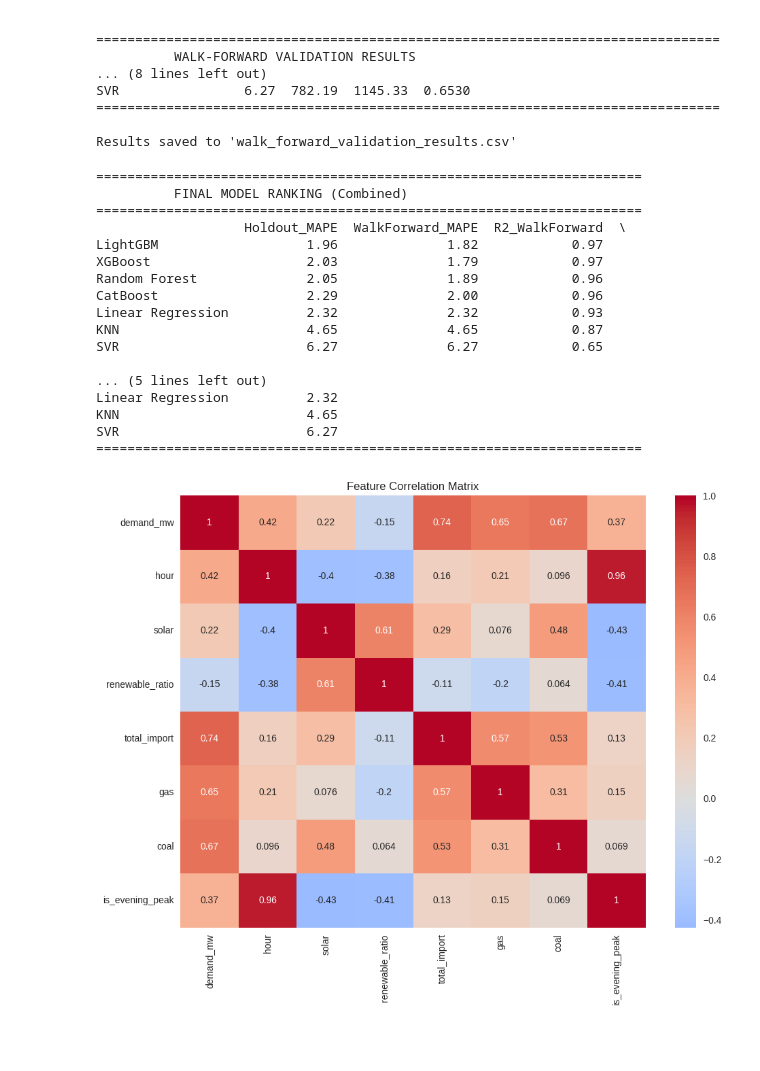
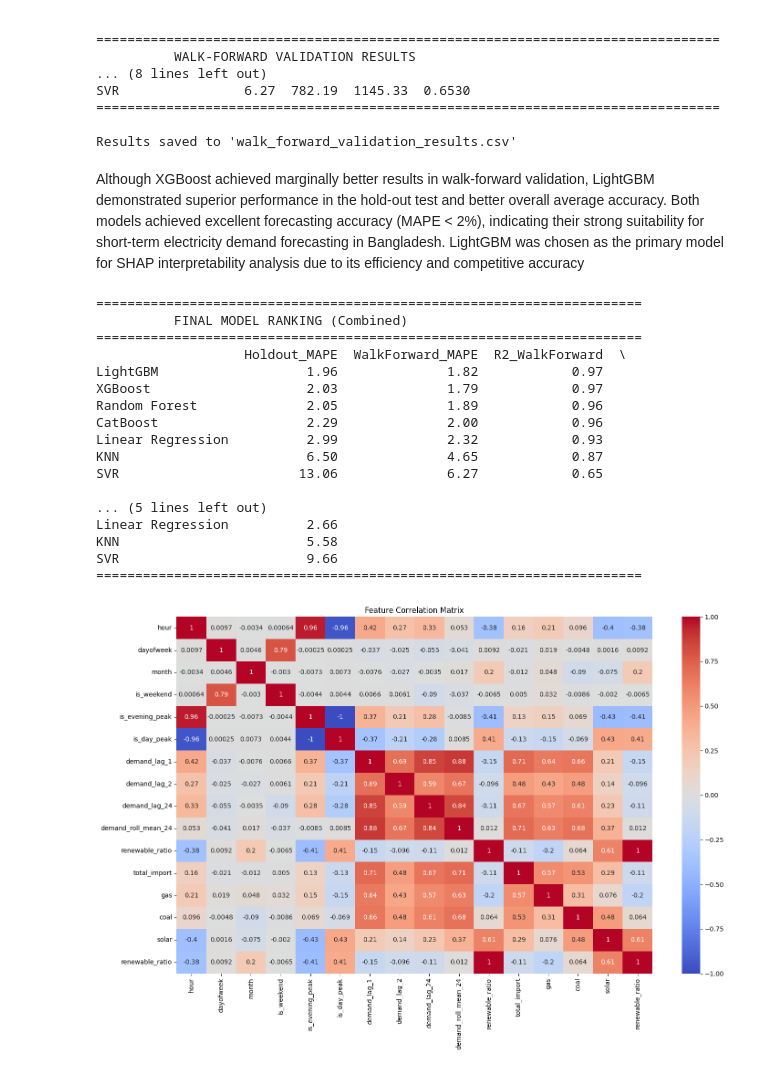
Before and after one commit to proshenjitbarua06-dot/skill-morph, a Jupyter notebook: Comparative_Analysis_of_Machine_Learning_Models_for_Short_Term_Electricity_Demand_Forecasting_in_Bangladesh_A_SHAP_Enabled_Interpretability_Study_Using_Hourly_PGCB_Data_(2015–2025).ipynb, the cells around one changed output. Drawn from its saved outputs; the diff is of its cells as text; code cells hidden in the pictures; blank space fills up the shorter version.

```diff
--- a/Comparative_Analysis_of_Machine_Learning_Models_for_Short_Term_Electricity_Demand_Forecasting_in_Bangladesh_A_SHAP_Enabled_Interpretability_Study_Using_Hourly_PGCB_Data_(2015–2025).ipynb
+++ b/Comparative_Analysis_of_Machine_Learning_Models_for_Short_Term_Electricity_Demand_Forecasting_in_Bangladesh_A_SHAP_Enabled_Interpretability_Study_Using_Hourly_PGCB_Data_(2015–2025).ipynb
@@ -907,10 +907,12 @@ SVR                6.27  782.19  1145.33  0.6530
 ================================================================================
 
 Results saved to 'walk_forward_validation_results.csv'
+# %% [markdown]
+Although XGBoost achieved marginally better results in walk-forward validation, LightGBM demonstrated superior performance in the hold-out test and better overall average accuracy. Both models achieved excellent forecasting accuracy (MAPE < 2%), indicating their strong suitability for short-term electricity demand forecasting in Bangladesh. LightGBM was chosen as the primary model for SHAP interpretability analysis due to its efficiency and competitive accuracy
 # %%
 # Combine all results
 combined = pd.DataFrame({
-    'Holdout_MAPE': [2.03, 1.96, 2.05, 2.29, 2.32, 4.65, 6.27],   # update with your actual numbers
+    'Holdout_MAPE': [2.03, 1.96, 2.05, 2.29, 2.99, 6.50, 13.06],
     'WalkForward_MAPE': [1.79, 1.82, 1.89, 2.00, 2.32, 4.65, 6.27],
     'R2_WalkForward': [0.9717, 0.9668, 0.9641, 0.9618, 0.9268, 0.8657, 0.6530]
 }, index=['XGBoost', 'LightGBM', 'Random Forest', 'CatBoost', 'Linear Regression', 'KNN', 'SVR'])
@@ -933,24 +935,25 @@ LightGBM                   1.96              1.82            0.97
 XGBoost                    2.03              1.79            0.97
 Random Forest              2.05              1.89            0.96
 CatBoost                   2.29              2.00            0.96
-Linear Regression          2.32              2.32            0.93
-KNN                        4.65              4.65            0.87
-SVR                        6.27              6.27            0.65
+Linear Regression          2.99              2.32            0.93
+KNN                        6.50              4.65            0.87
+SVR                       13.06              6.27            0.65
 
 ... (5 lines left out)
-Linear Regression          2.32
-KNN                        4.65
-SVR                        6.27
+Linear Regression          2.66
+KNN                        5.58
+SVR                        9.66
 ======================================================================
 # %%
-corr_features = ['demand_mw', 'hour', 'solar', 'renewable_ratio', 'total_import',
-                 'gas', 'coal', 'is_evening_peak']
+corr_features = ['hour', 'dayofweek', 'month', 'is_weekend', 'is_evening_peak', 'is_day_peak',
+            'demand_lag_1', 'demand_lag_2', 'demand_lag_24', 'demand_roll_mean_24',
+            'renewable_ratio', 'total_import', 'gas', 'coal', 'solar','renewable_ratio']
 
-plt.figure(figsize=(10, 8))
+plt.figure(figsize=(15, 10))
 sns.heatmap(train[corr_features].corr(), annot=True, cmap='coolwarm', center=0)
 plt.title('Feature Correlation Matrix')
 plt.tight_layout()
 plt.savefig('correlation_heatmap.png', dpi=300)
 plt.show()
 # %% [output]
-[figure, old version]
+[figure, new version]
```
Also changed, not shown: parts of 14 cells of this notebook.
